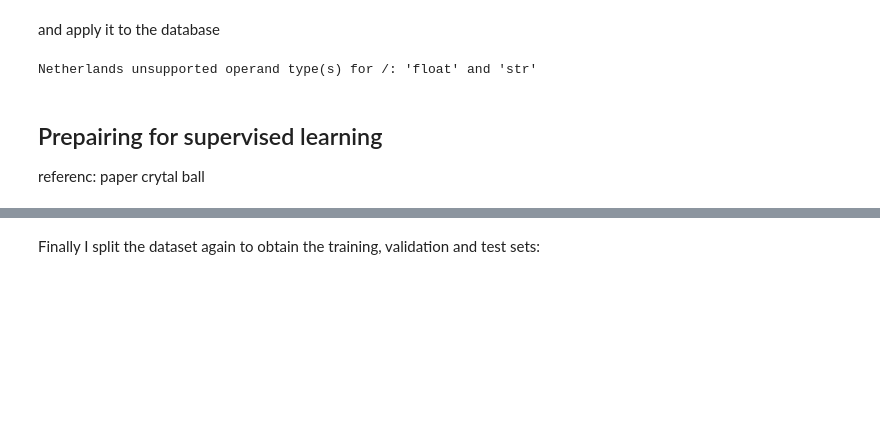
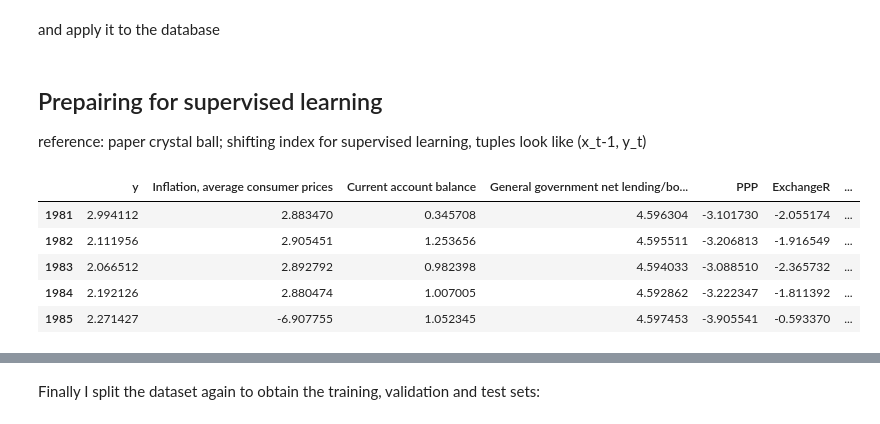
Before and after one commit to felix-ha/cfds_project, a Jupyter notebook: project_notebook.ipynb, the cells around one changed output, grey strips where cells are left out. Drawn from its saved outputs; the diff is of its cells as text; code cells hidden in the pictures; blank space fills up the shorter version.

Commit message:
prepared supervised learning

```diff
--- a/project_notebook.ipynb
+++ b/project_notebook.ipynb
@@ -1030,7 +1029,7 @@ def combine_datasets(database_training, database_validation, database_test):
 
     return database_complete
 
-database_imputed = combine_datasets(database_training, database_validation, database_test)
+database_imputed = combine_datasets(database_training_imputed, database_validation_imputed, database_test_imputed)
 # %% [markdown]
 With this function I transform the whole dataframe
 # %%
@@ -1056,30 +1055,30 @@ database_transformed = {}
 for country in database_imputed.keys():
 
     database_transformed[country] = convert_time_series_to_relative(database_imputed[country])
-# %% [output]
-Netherlands unsupported operand type(s) for /: 'float' and 'str'
 # %% [markdown]
 ## Prepairing for supervised learning
 
-referenc: paper crytal ball
+reference: paper crystal ball; shifting index for supervised learning, tuples look like (x_t-1, y_t)
-# %%
-def preprocess_for_supervised_learning(df):
-
-
-    # filter and replace inf and - inf
-
-    df = df.replace([np.inf, -np.inf], np.nan)
-    df = df.dropna()
-
-
-    # shifting index for supervised learning, tuples look like (x_t-1, y_t)
-    # NOTE: y needs to be the first column of the df!!
-
-    df_variables = df.iloc[:,1:]
-    df_y = df.iloc[:,0]
-
-    df_variables.index = df_variables.index.shift(periods = 1,  freq ='Y')
-
-    df = pd.DataFrame(df_y).join(df_variables, how='inner')
-
-    return df
+# %%
+def preprocess_for_supervised_learning(df):
+
+    df_y = df.loc[:, 'y']
+    df_variables = df.drop(['y'], axis=1)
+
+    df_variables.index = df_variables.index - 1
+
+    df = pd.DataFrame(df_y).join(df_variables, how='inner')
+
+    return df
+
+
+df = database_transformed['Germany']
+df_supervised = preprocess_for_supervised_learning(df)
+df_supervised.head()
+# %% [output]
+|  | y | Inflation, average consumer prices | Current account balance | General government net lending/bo... | PPP | ExchangeR | ... |
+| 1981 | 2.994112 | 2.883470 | 0.345708 | 4.596304 | -3.101730 | -2.055174 | ... |
+| 1982 | 2.111956 | 2.905451 | 1.253656 | 4.595511 | -3.206813 | -1.916549 | ... |
+| 1983 | 2.066512 | 2.892792 | 0.982398 | 4.594033 | -3.088510 | -2.365732 | ... |
+| 1984 | 2.192126 | 2.880474 | 1.007005 | 4.592862 | -3.222347 | -1.811392 | ... |
+| 1985 | 2.271427 | -6.907755 | 1.052345 | 4.597453 | -3.905541 | -0.593370 | ... |
```
Also changed, not shown: parts of 30 cells of this notebook.
